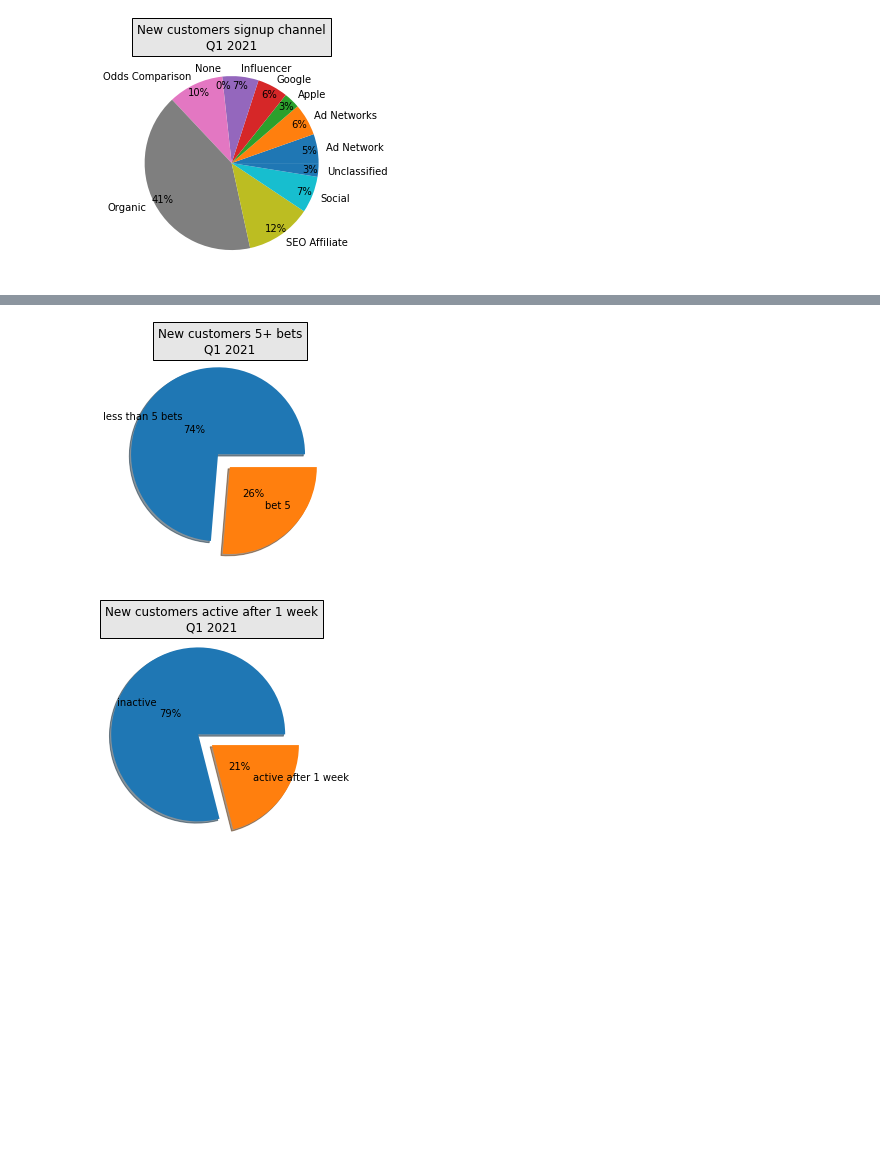
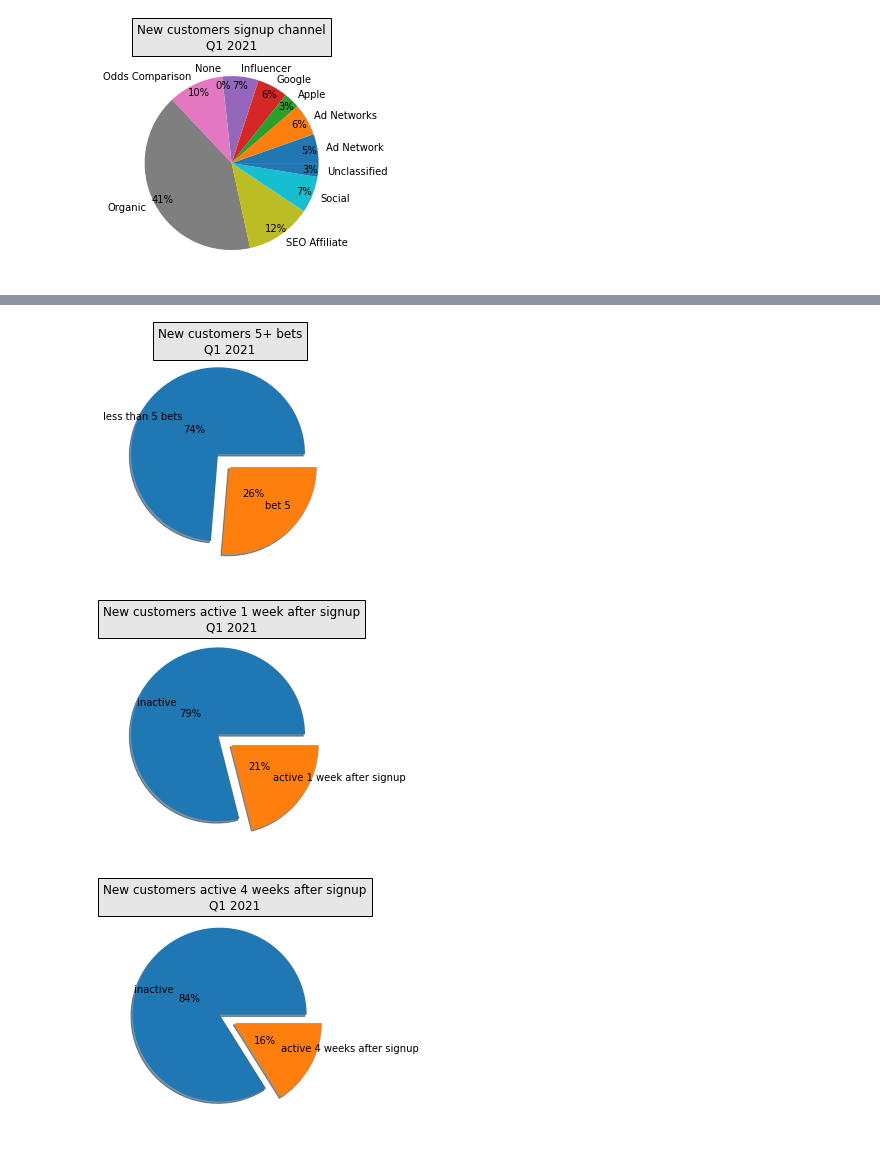
Before and after one commit to MRI-2021/Computer-science-fundamentals, a Jupyter notebook: Analysis member_activity_and_ demographics.ipynb, the cells around one changed output, grey strips where cells are left out. Drawn from its saved outputs; the diff is of its cells as text; code cells hidden in the pictures; blank space fills up the shorter version.

```diff
--- a/Analysis member_activity_and_ demographics.ipynb
+++ b/Analysis member_activity_and_ demographics.ipynb
@@ -315,30 +315,39 @@ fig.show()
 # %%
 import matplotlib.pyplot as plt
 import numpy as np
 
 plt.figure(0)
 f = df_graph.bet_5.sum()
 e = df_graph.signup_count.count() - f
 z = np.array([e, f])
 
 mylabels = ["less than 5 bets", "bet 5"]
 myexplode = [0.2, 0]
 plt.pie(z, labels = mylabels, autopct='%1.0f%%', pctdistance=0.4, labeldistance=0.6, explode = myexplode, shadow = True)
 plt.title("New customers 5+ bets\n" + "Q1 2021", bbox={'facecolor':'0.9', 'pad':5})
 
 plt.figure(1)
 h = df_graph.retained_1_week.sum()
 g = df_graph.signup_count.count() - h
 v = np.array([g, h])
 
-mylabels = ["inactive", "active after 1 week"]
+mylabels = ["inactive", "active 1 week after signup"]
 myexplode = [0.2, 0]
 plt.pie(v, labels = mylabels, autopct='%1.0f%%', pctdistance=0.4, labeldistance=0.6, explode = myexplode, shadow = True)
-plt.title("New customers active after 1 week\n" + "Q1 2021", bbox={'facecolor':'0.9', 'pad':5})
+plt.title("New customers active 1 week after signup\n" + "Q1 2021", bbox={'facecolor':'0.9', 'pad':5})
 
 plt.figure(2)
+j = df_graph.retained_4_weeks.sum()
+i = df_graph.signup_count.count() - i
+u = np.array([i, j])
+
+mylabels = ["inactive", "active 4 weeks after signup"]
+myexplode = [0.2, 0]
+plt.pie(u, labels = mylabels, autopct='%1.0f%%', pctdistance=0.4, labeldistance=0.6, explode = myexplode, shadow = True)
+plt.title("New customers active 4 weeks after signup\n" + "Q1 2021", bbox={'facecolor':'0.9', 'pad':5})
 
 plt.show()
 # %% [output]
 [figure]
-[figure, old version]
+[figure, new version]
+[figure, added]
```
Also changed, not shown: parts of 3 cells of this notebook.
